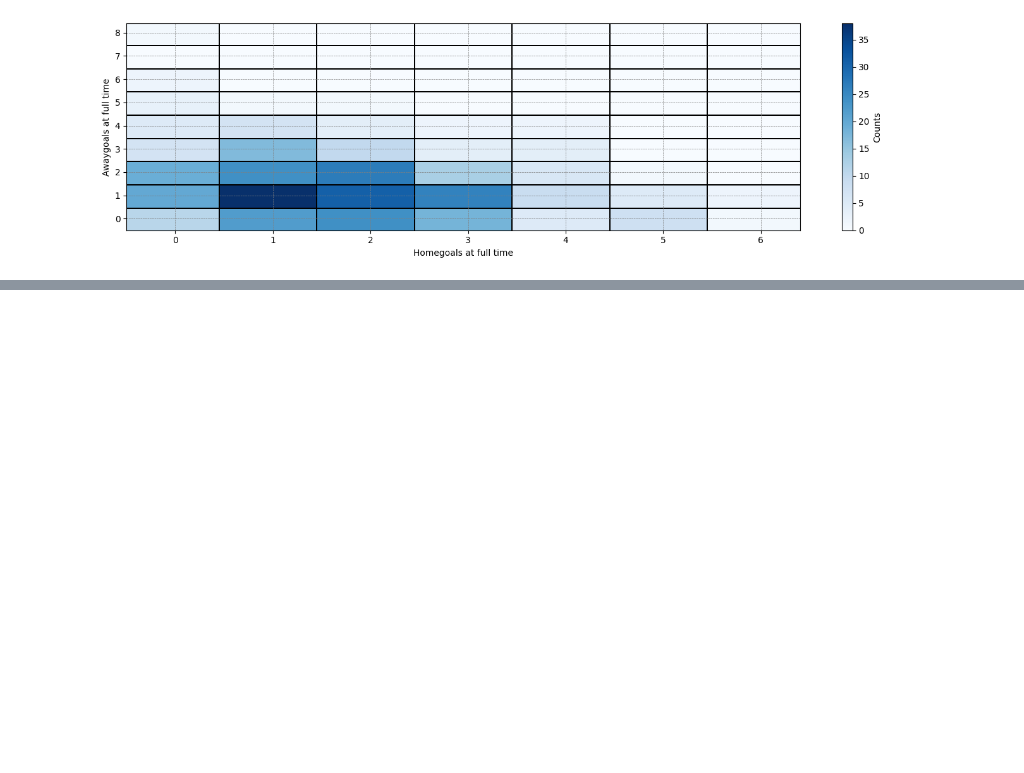
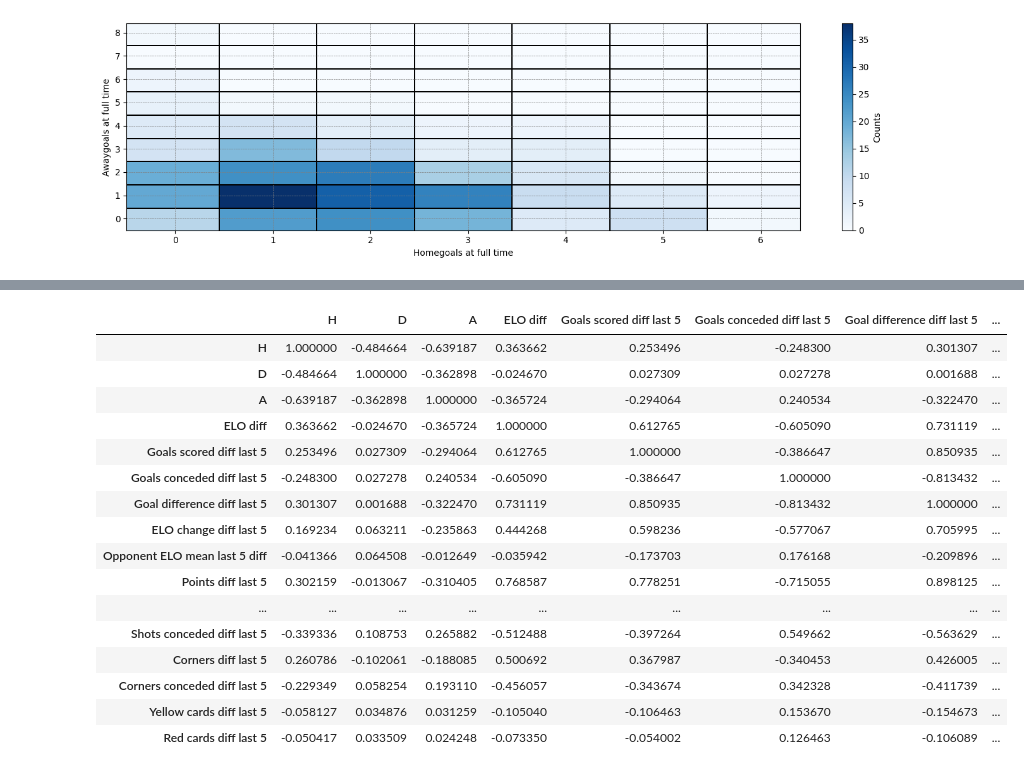
Before and after one commit to heiken1108/Match-Predictor, a Jupyter notebook: notebooks/Heiken/Heiken.ipynb, the cells around one changed output, grey strips where cells are left out. Cells and saved outputs as stored; diff of their text form; code cells hidden in the pictures; blank space fills up the shorter version.

```diff
--- a/notebooks/Heiken/Heiken.ipynb
+++ b/notebooks/Heiken/Heiken.ipynb
@@ -132,6 +176,27 @@ data = util.add_sequential_column(data, 'Home', 'Away', n=5, operation='Points',
 data['Goals scored diff last 5'] = data['FTHG_Sum_5'] - data['FTAG_Sum_5']
 data['Goals conceded diff last 5'] = data['FTHG_Sum_5_opponent'] - data['FTAG_Sum_5_opponent']
 data['Goal difference diff last 5'] = data['Home Goal Difference last 5'] - data['Away Goal Difference last 5']
+
 data['ELO change diff last 5'] = data['Home ELO_Change_5'] - data['Away ELO_Change_5']
 data['Opponent ELO mean last 5 diff'] = data['Home ELO_Mean_5_opponent'] - data['Away ELO_Mean_5_opponent']
+
 data['Points diff last 5'] = data['Home_Points_5'] - data['Away_Points_5']
+
+data['Goals scored at halftime diff last 5'] = data['HTHG_Sum_5'] - data['HTAG_Sum_5']
+data['Goals conceded at halftime diff last 5'] = data['HTHG_Sum_5_opponent'] - data['HTAG_Sum_5_opponent']
+data['Goal difference at halftime diff last 5'] = data['Home Goal Difference at halftime last 5'] - data['Away Goal Difference at halftime last 5']
+
+data['Shots on target diff last 5'] = data['HST_Sum_5'] - data['AST_Sum_5']
+data['Shots on target conceded diff last 5'] = data['HST_Sum_5_opponent'] - data['AST_Sum_5_opponent']
+
+data['Shots diff last 5'] = data['HS_Sum_5'] - data['AS_Sum_5']
+data['Shots conceded diff last 5'] = data['HS_Sum_5_opponent'] - data['AS_Sum_5_opponent']
+
+data['Corners diff last 5'] = data['HC_Sum_5'] - data['AC_Sum_5']
+data['Corners conceded diff last 5'] = data['HC_Sum_5_opponent'] - data['AC_Sum_5_opponent']
+
+data['Yellow cards diff last 5'] = data['HY_Sum_5'] - data['AY_Sum_5']
+data['Yellow cards conceded diff last 5'] = data['HY_Sum_5_opponent'] - data['AY_Sum_5_opponent']
+
+data['Red cards diff last 5'] = data['HR_Sum_5'] - data['AR_Sum_5']
+data['Red cards conceded diff last 5'] = data['HR_Sum_5_opponent'] - data['AR_Sum_5_opponent']
@@ -153,0 +224,20 @@ data
+# %%
+data[['H', 'D', 'A', 'ELO diff', 'Goals scored diff last 5', 'Goals conceded diff last 5', 'Goal difference diff last 5', 'ELO change diff last 5', 'Opponent ELO mean last 5 diff', 'Points diff last 5', 'Goal difference at halftime diff last 5', 'Shots on target diff last 5', 'Shots on target conceded diff last 5', 'Shots diff last 5', 'Shots conceded diff last 5', 'Corners diff last 5', 'Corners conceded diff last 5', 'Yellow cards diff last 5', 'Red cards diff last 5']].corr()
+# %% [output]
+|  | H | D | A | ELO diff | Goals scored diff last 5 | Goals conceded diff last 5 | Goal difference diff last 5 | ... |
+| H | 1.000000 | -0.484664 | -0.639187 | 0.363662 | 0.253496 | -0.248300 | 0.301307 | ... |
+| D | -0.484664 | 1.000000 | -0.362898 | -0.024670 | 0.027309 | 0.027278 | 0.001688 | ... |
+| A | -0.639187 | -0.362898 | 1.000000 | -0.365724 | -0.294064 | 0.240534 | -0.322470 | ... |
+| ELO diff | 0.363662 | -0.024670 | -0.365724 | 1.000000 | 0.612765 | -0.605090 | 0.731119 | ... |
+| Goals scored diff last 5 | 0.253496 | 0.027309 | -0.294064 | 0.612765 | 1.000000 | -0.386647 | 0.850935 | ... |
+| Goals conceded diff last 5 | -0.248300 | 0.027278 | 0.240534 | -0.605090 | -0.386647 | 1.000000 | -0.813432 | ... |
+| Goal difference diff last 5 | 0.301307 | 0.001688 | -0.322470 | 0.731119 | 0.850935 | -0.813432 | 1.000000 | ... |
+| ELO change diff last 5 | 0.169234 | 0.063211 | -0.235863 | 0.444268 | 0.598236 | -0.577067 | 0.705995 | ... |
+| Opponent ELO mean last 5 diff | -0.041366 | 0.064508 | -0.012649 | -0.035942 | -0.173703 | 0.176168 | -0.209896 | ... |
+| Points diff last 5 | 0.302159 | -0.013067 | -0.310405 | 0.768587 | 0.778251 | -0.715055 | 0.898125 | ... |
+| ... | ... | ... | ... | ... | ... | ... | ... | ... |
+| Shots conceded diff last 5 | -0.339336 | 0.108753 | 0.265882 | -0.512488 | -0.397264 | 0.549662 | -0.563629 | ... |
+| Corners diff last 5 | 0.260786 | -0.102061 | -0.188085 | 0.500692 | 0.367987 | -0.340453 | 0.426005 | ... |
+| Corners conceded diff last 5 | -0.229349 | 0.058254 | 0.193110 | -0.456057 | -0.343674 | 0.342328 | -0.411739 | ... |
+| Yellow cards diff last 5 | -0.058127 | 0.034876 | 0.031259 | -0.105040 | -0.106463 | 0.153670 | -0.154673 | ... |
+| Red cards diff last 5 | -0.050417 | 0.033509 | 0.024248 | -0.073350 | -0.054002 | 0.126463 | -0.106089 | ... |
```
Also changed, not shown: parts of 3 cells of this notebook.
